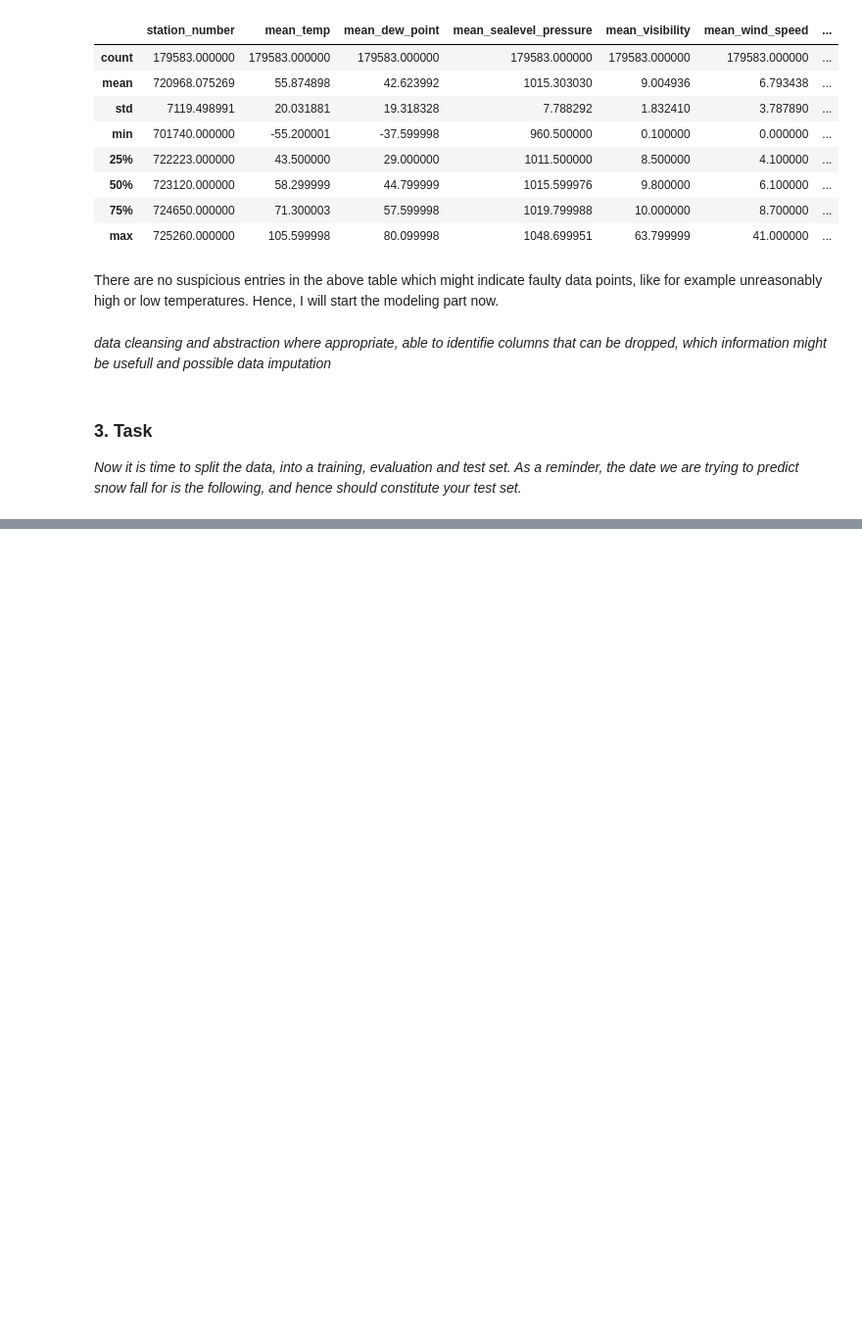
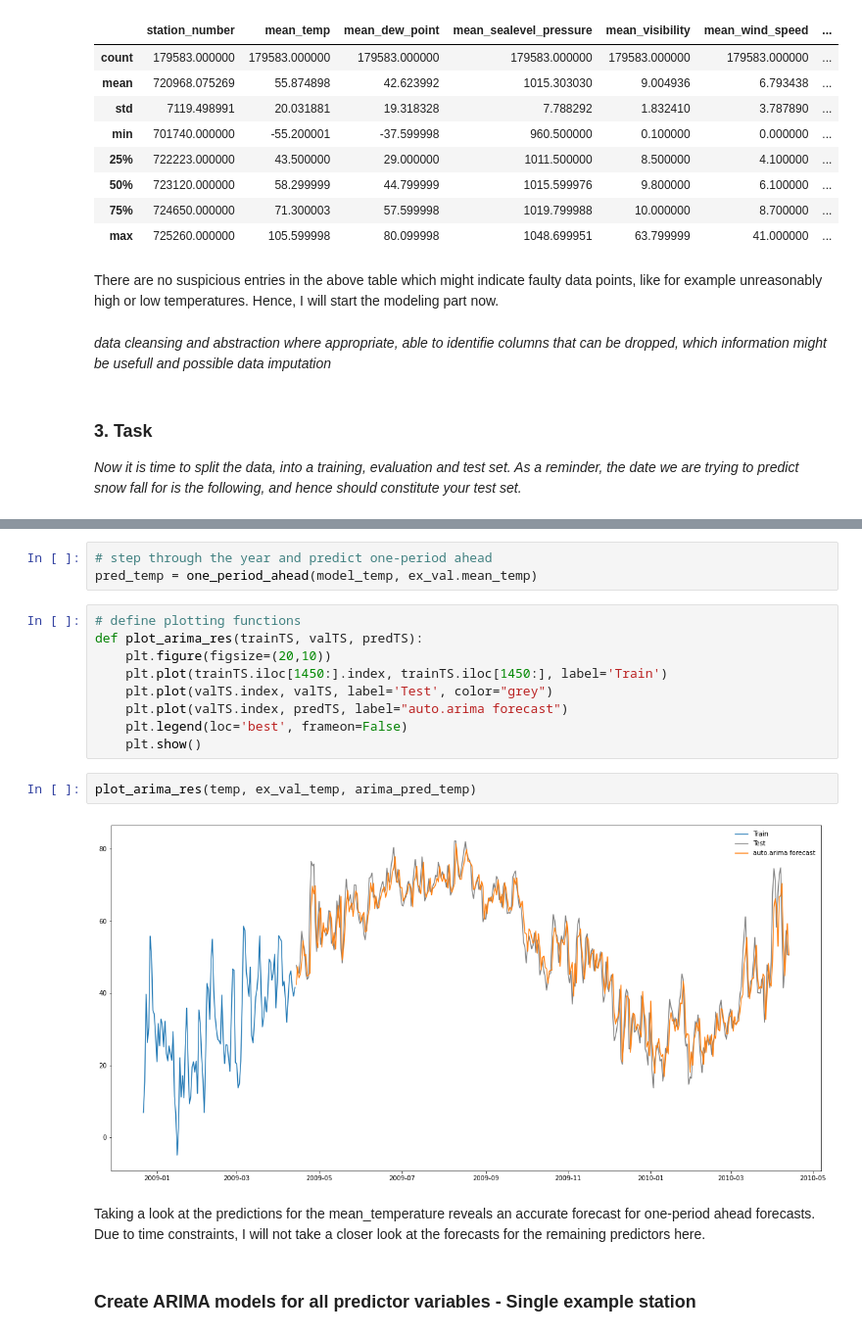
Before and after one commit to tlary/7l_ds, a Jupyter notebook: Coding Challenge.ipynb, the cells around one changed output, grey strips where cells are left out. Shown at 98% size. Drawn from its saved outputs; the diff is of its cells as text; blank space fills up the shorter version.

```diff
--- a/Coding Challenge.ipynb
+++ b/Coding Challenge.ipynb
@@ -421,0 +520,20 @@ If you did not manage to finish part one feel free to use the data provided in '
+# %%
+# step through the year and predict one-period ahead
+pred_temp = one_period_ahead(model_temp, ex_val.mean_temp)
+# %%
+# define plotting functions
+def plot_arima_res(trainTS, valTS, predTS):
+    plt.figure(figsize=(20,10))
+    plt.plot(trainTS.iloc[1450:].index, trainTS.iloc[1450:], label='Train')
+    plt.plot(valTS.index, valTS, label='Test', color="grey")
+    plt.plot(valTS.index, predTS, label="auto.arima forecast")
+    plt.legend(loc='best', frameon=False)
+    plt.show()
+# %%
+plot_arima_res(temp, ex_val_temp, arima_pred_temp)
+# %% [output]
+[figure, added]
+# %% [markdown]
+Taking a look at the predictions for the mean_temperature reveals an accurate forecast for one-period ahead forecasts. Due to time constraints, I will not take a closer look at the forecasts for the remaining predictors here.
+# %% [markdown]
+### Create ARIMA models for all predictor variables - Single example station
```
Also changed, not shown: parts of 49 cells of this notebook.
